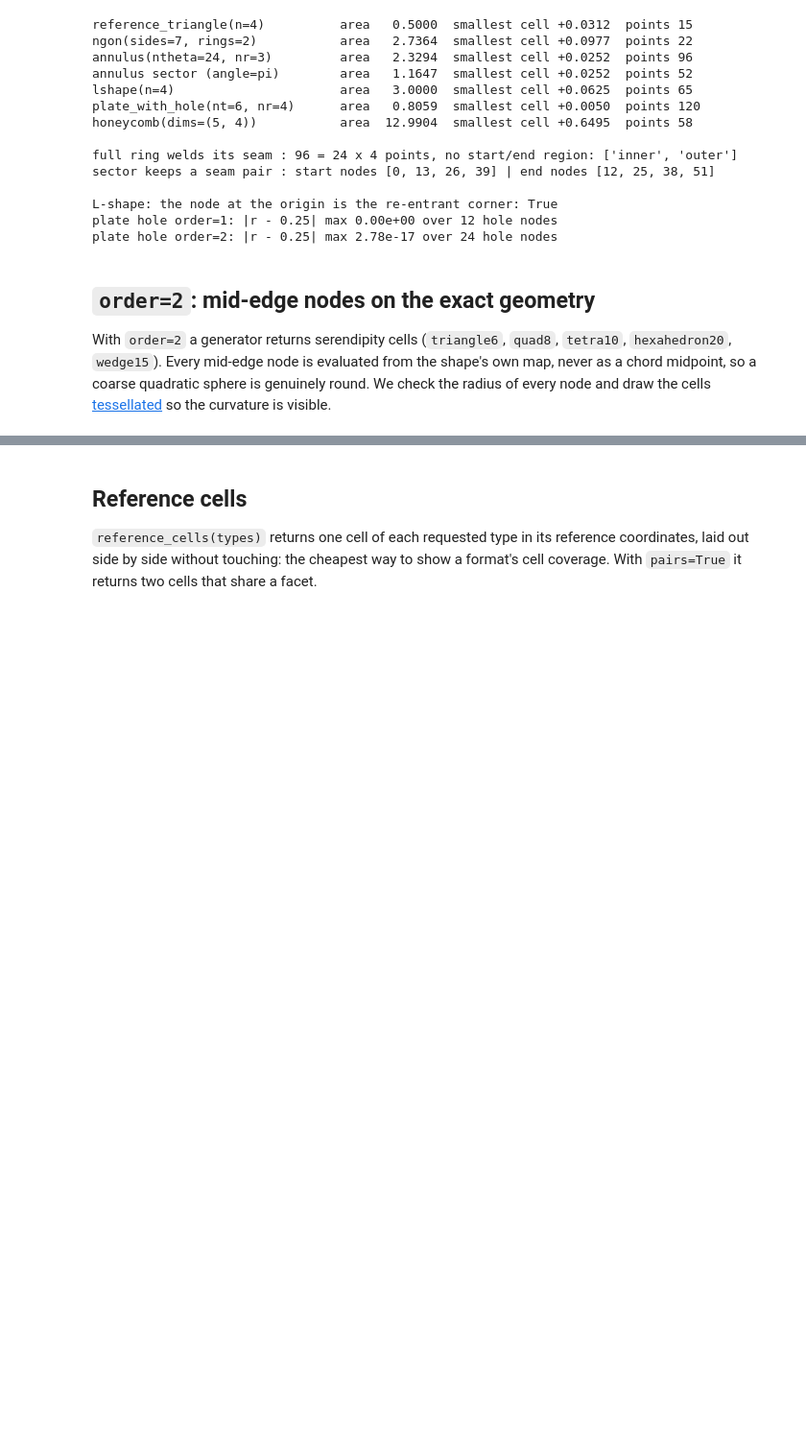
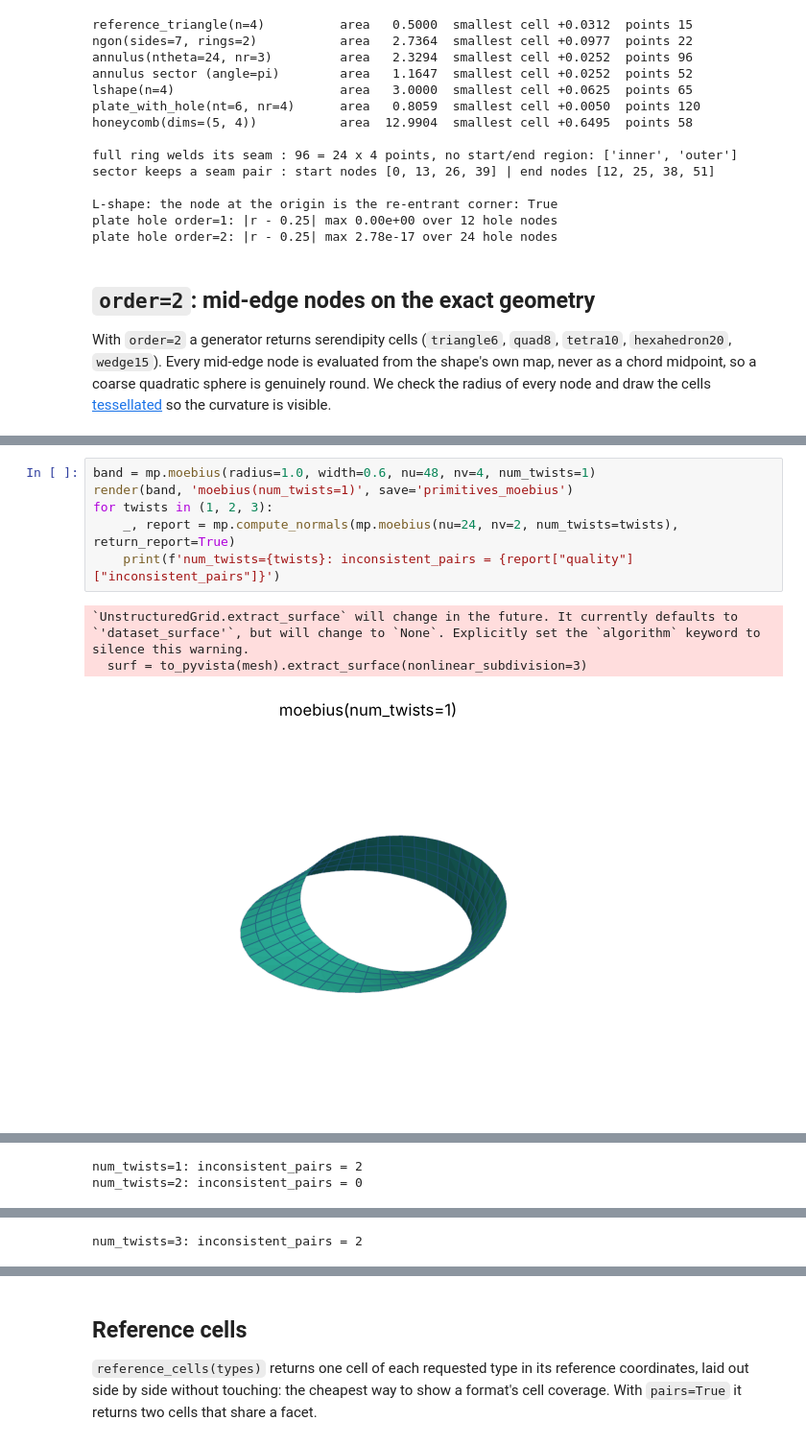
Before and after one commit to loumalouomega/meshioplusplus, a Jupyter notebook: example/python/40_primitives.ipynb, the cells around one changed output, grey strips where cells are left out. Shown at 96% size. Drawn from its saved outputs; the diff is of its cells as text; blank space fills up the shorter version.

```diff
--- a/example/python/40_primitives.ipynb
+++ b/example/python/40_primitives.ipynb
@@ -362,0 +416,12 @@ quadratic: 42 points, radii 2.0000 .. 2.0000
+# %%
+band = mp.moebius(radius=1.0, width=0.6, nu=48, nv=4, num_twists=1)
+render(band, 'moebius(num_twists=1)', save='primitives_moebius')
+for twists in (1, 2, 3):
+    _, report = mp.compute_normals(mp.moebius(nu=24, nv=2, num_twists=twists), return_report=True)
+    print(f'num_twists={twists}: inconsistent_pairs = {report["quality"]["inconsistent_pairs"]}')
+# %% [output]
+`UnstructuredGrid.extract_surface` will change in the future. It currently defaults to
+`'dataset_surface'`, but will change to `None`. Explicitly set the `algorithm` keyword to
+silence this warning.
+  surf = to_pyvista(mesh).extract_surface(nonlinear_subdivision=3)
+[figure, added]
@@ -362,0 +431,2 @@ quadratic: 42 points, radii 2.0000 .. 2.0000
+num_twists=1: inconsistent_pairs = 2
+num_twists=2: inconsistent_pairs = 0
@@ -362,0 +436 @@ quadratic: 42 points, radii 2.0000 .. 2.0000
+num_twists=3: inconsistent_pairs = 2
```
Also changed, not shown: parts of 17 cells of this notebook, 18 other files.
